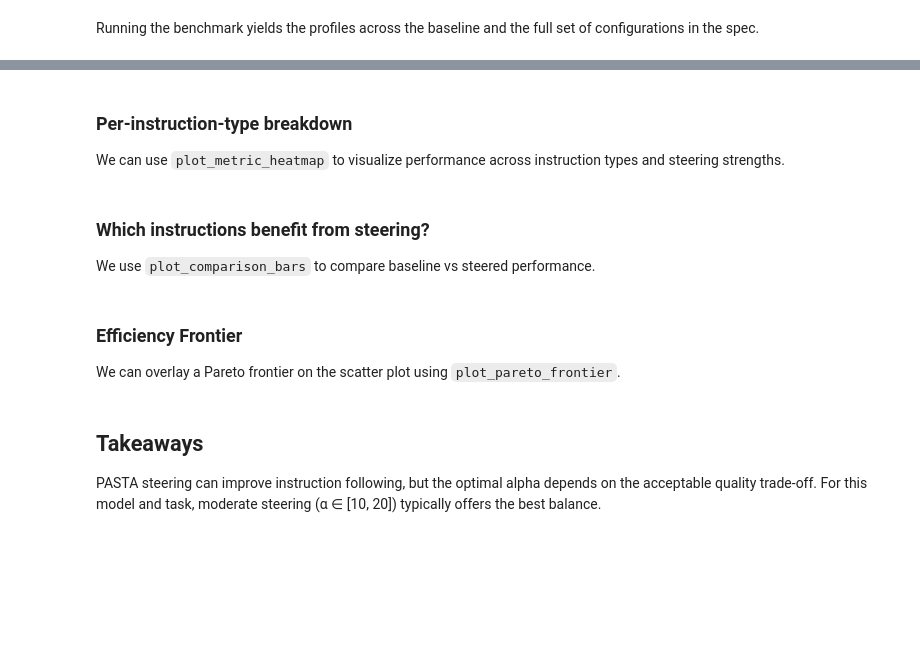
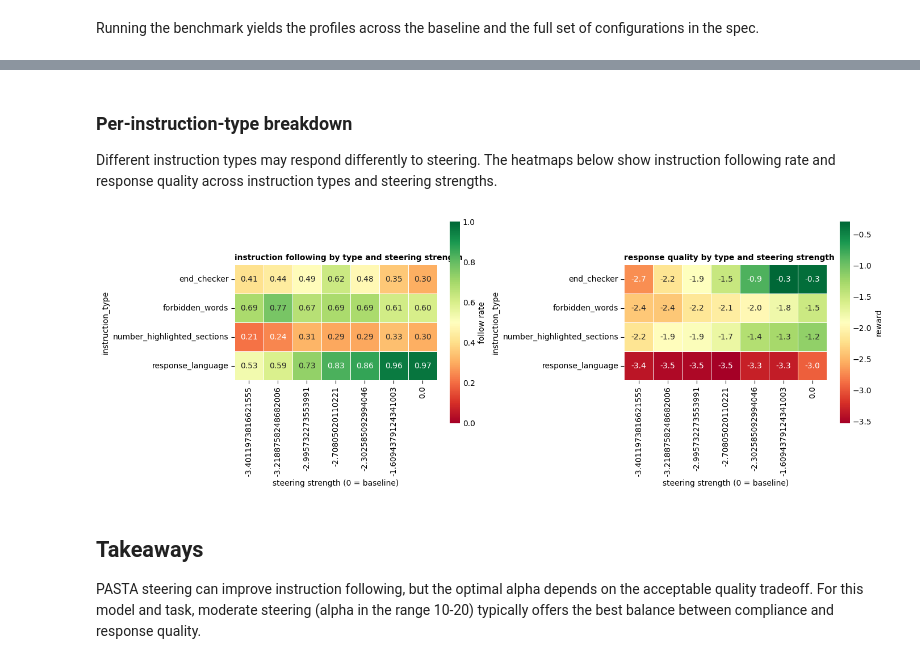
Before and after one commit to emiehling/AISteer360, a Jupyter notebook: examples/notebooks/benchmark_instruction_following/instruction_following.ipynb, the cells around one changed output, grey strips where cells are left out. Drawn from its saved outputs; the diff is of its cells as text; code cells hidden in the pictures; blank space fills up the shorter version.

Commit message:
feat: enhance benchmark notebooks with multi-model comparison and statistical analysis

```diff
--- a/examples/notebooks/benchmark_instruction_following/instruction_following.ipynb
+++ b/examples/notebooks/benchmark_instruction_following/instruction_following.ipynb
@@ -117,10 +184,10 @@ pasta_spec = ControlSpec(
     vars=[
         {"alpha": 5.0},
         {"alpha": 10.0},
+        {"alpha": 15.0},
         {"alpha": 20.0},
+        {"alpha": 25.0},
         {"alpha": 30.0},
-        {"alpha": 40.0},
-        {"alpha": 50.0},
     ],
     name="PASTA",
 )
@@ -162,7 +229,7 @@ benchmark = Benchmark(
         "attn_implementation": "eager",
     },
     device_map="auto",
-    num_trials=5
+    num_trials=8
 )
 # %% [markdown]
 Running the benchmark yields the profiles across the baseline and the full set of configurations in the spec.
@@ -288,7 +481,7 @@ fixed.sort_values("reward_delta")[["idx", "reward_base", "reward_strong", "rewar
 # %% [markdown]
 ### Per-instruction-type breakdown
 
-We can use `plot_metric_heatmap` to visualize performance across instruction types and steering strengths.
+Different instruction types may respond differently to steering. The heatmaps below show instruction following rate and response quality across instruction types and steering strengths.
 # %%
 def extract_per_instruction_results(profiles, evaluation_data):
     """Break down results by instruction type and alpha."""
@@ -308,6 +501,7 @@ def extract_per_instruction_results(profiles, evaluation_data):
                 instr_id = gen["instruction_id_list"][0] if gen.get("instruction_id_list") else None
                 rows.append({
                     "alpha": alpha,
+                    "steering_strength": 0.0 if alpha == 0.0 else -np.log(alpha),
                     "instruction_type": instr_id.split(":")[-1] if instr_id else None,
                     "followed": followed,
                     "reward": reward,
@@ -318,10 +512,10 @@ def extract_per_instruction_results(profiles, evaluation_data):
 
 per_instr_df = extract_per_instruction_results(profiles, evaluation_data)
 
-# aggregate by instruction type and alpha
+# aggregate by instruction type and steering strength
 instr_summary = (
     per_instr_df
-    .groupby(["instruction_type", "alpha"])
+    .groupby(["instruction_type", "steering_strength"])
     .agg(
         follow_rate=("followed", "mean"),
         mean_reward=("reward", "mean"),
@@ -332,30 +526,28 @@ instr_summary = (
 # %%
 fig, axes = plt.subplots(1, 2, figsize=(14, 5))
 
-follow_pivot = instr_summary.pivot(index="instruction_type", columns="alpha", values="follow_rate")
-reward_pivot = instr_summary.pivot(index="instruction_type", columns="alpha", values="mean_reward")
+follow_pivot = instr_summary.pivot(index="instruction_type", columns="steering_strength", values="follow_rate")
+reward_pivot = instr_summary.pivot(index="instruction_type", columns="steering_strength", values="mean_reward")
 
 plot_metric_heatmap(
     follow_pivot,
     ax=axes[0],
-    title="instruction following by type & alpha",
-    xlabel="alpha (0 = baseline)",
+    title="instruction following by type and steering strength",
+    xlabel="steering strength (0 = baseline)",
     vmin=0, vmax=1,
     cbar_label="follow rate",
 )
 
 plot_metric_heatmap(
     reward_pivot,
     ax=axes[1],
-    title="response quality by type & alpha",
-    xlabel="alpha (0 = baseline)",
+    title="response quality by type and steering strength",
+    xlabel="steering strength (0 = baseline)",
     fmt=".1f",
     cbar_label="reward",
 )
 
 plt.tight_layout()
 plt.show()
+# %% [output]
+[figure, added]
-# %% [markdown]
-### Which instructions benefit from steering?
-
-We use `plot_comparison_bars` to compare baseline vs steered performance.
@@ -382,4 +553,0 @@ plt.show()
-# %% [markdown]
-### Efficiency Frontier
-
-We can overlay a Pareto frontier on the scatter plot using `plot_pareto_frontier`.
@@ -419,4 +554,4 @@ plt.show()
 # %% [markdown]
 ## Takeaways
 
-PASTA steering can improve instruction following, but the optimal alpha depends on the acceptable quality trade-off. For this model and task, moderate steering (α ∈ [10, 20]) typically offers the best balance.
+PASTA steering can improve instruction following, but the optimal alpha depends on the acceptable quality tradeoff. For this model and task, moderate steering (alpha in the range 10-20) typically offers the best balance between compliance and response quality.
```
Also changed, not shown: parts of 23 cells of this notebook, 7 other files.
